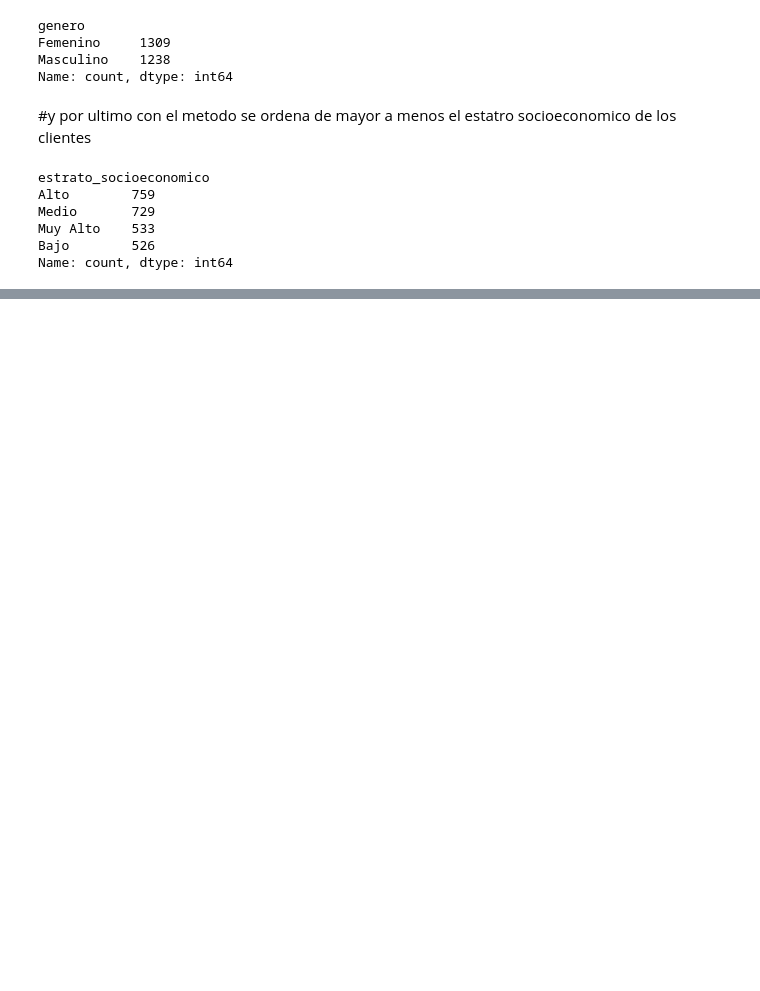
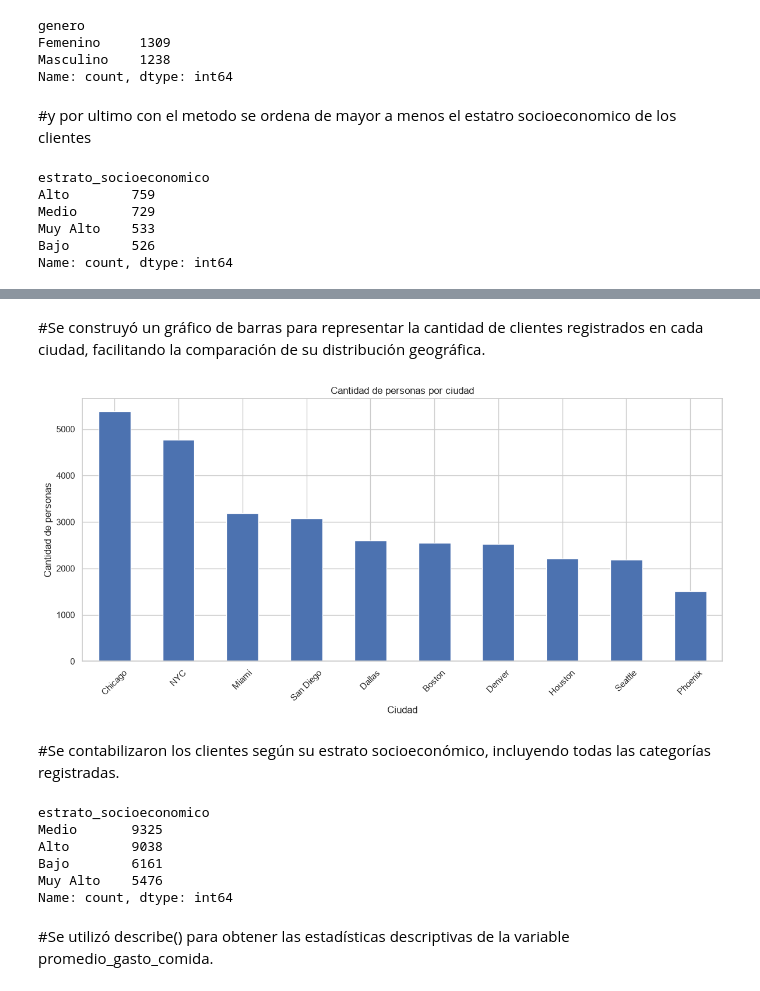
Before and after one commit to duvanfelipeovalle-star/ProyectoM1_Duvan_Felipe_Ovalle_dspt13, a Jupyter notebook: Avance_Notebooks/Avance_1_EDA.ipynb, the cells around one changed output, grey strips where cells are left out. Saved outputs shown, nothing was run; the diff lists cells and outputs as text; code cells hidden in the pictures; blank space fills up the shorter version.

```diff
--- a/Avance_Notebooks/Avance_1_EDA.ipynb
+++ b/Avance_Notebooks/Avance_1_EDA.ipynb
@@ -202,0 +232,5 @@ Name: count, dtype: int64
+# %%
+import matplotlib.pyplot as plt
+import seaborn as sns
+
+sns.set_theme(style="whitegrid")
@@ -202,0 +261,4 @@ Name: count, dtype: int64
+# %%
+personas_por_ciudad = df["ciudad_residencia"].value_counts()
+
+personas_por_ciudad
@@ -202,0 +278,33 @@ Name: count, dtype: int64
+# %% [markdown]
+#Se construyó un gráfico de barras para representar la cantidad de clientes registrados en cada ciudad, facilitando la comparación de su distribución geográfica.
+# %%
+plt.figure(figsize=(12, 6))
+
+personas_por_ciudad.plot(kind="bar")
+
+plt.title("Cantidad de personas por ciudad")
+plt.xlabel("Ciudad")
+plt.ylabel("Cantidad de personas")
+plt.xticks(rotation=45)
+plt.tight_layout()
+
+plt.show()
+# %% [output]
+[figure, added]
+# %% [markdown]
+#Se contabilizaron los clientes según su estrato socioeconómico, incluyendo todas las categorías registradas.
+# %%
+personas_por_estrato = df["estrato_socioeconomico"].value_counts(
+    dropna=False
+)
+
+personas_por_estrato
+# %% [output]
+estrato_socioeconomico
+Medio       9325
+Alto        9038
+Bajo        6161
+Muy Alto    5476
+Name: count, dtype: int64
+# %% [markdown]
+#Se utilizó describe() para obtener las estadísticas descriptivas de la variable promedio_gasto_comida.
```
Also changed, not shown: parts of 79 cells of this notebook, 3 other files.
